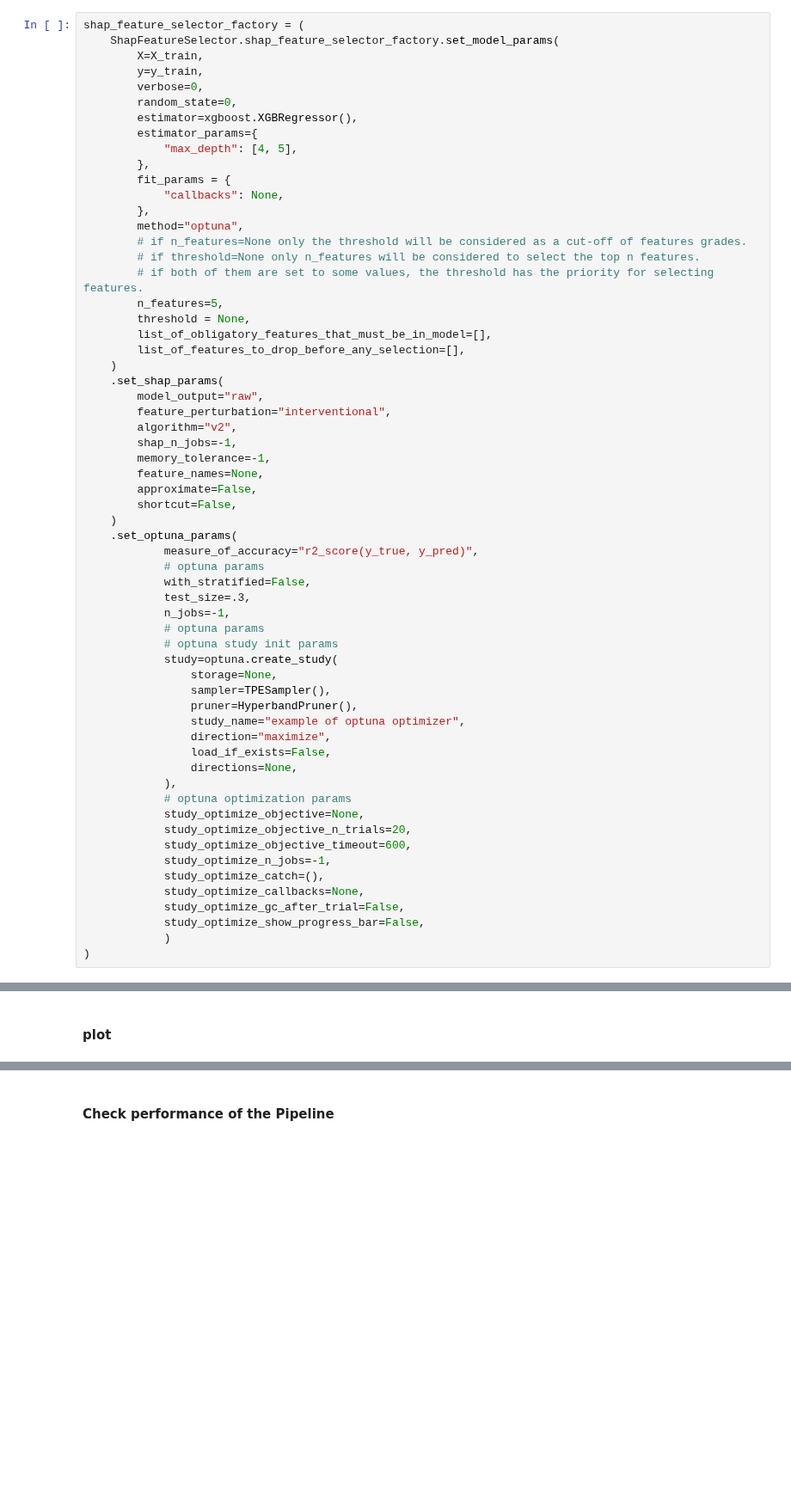
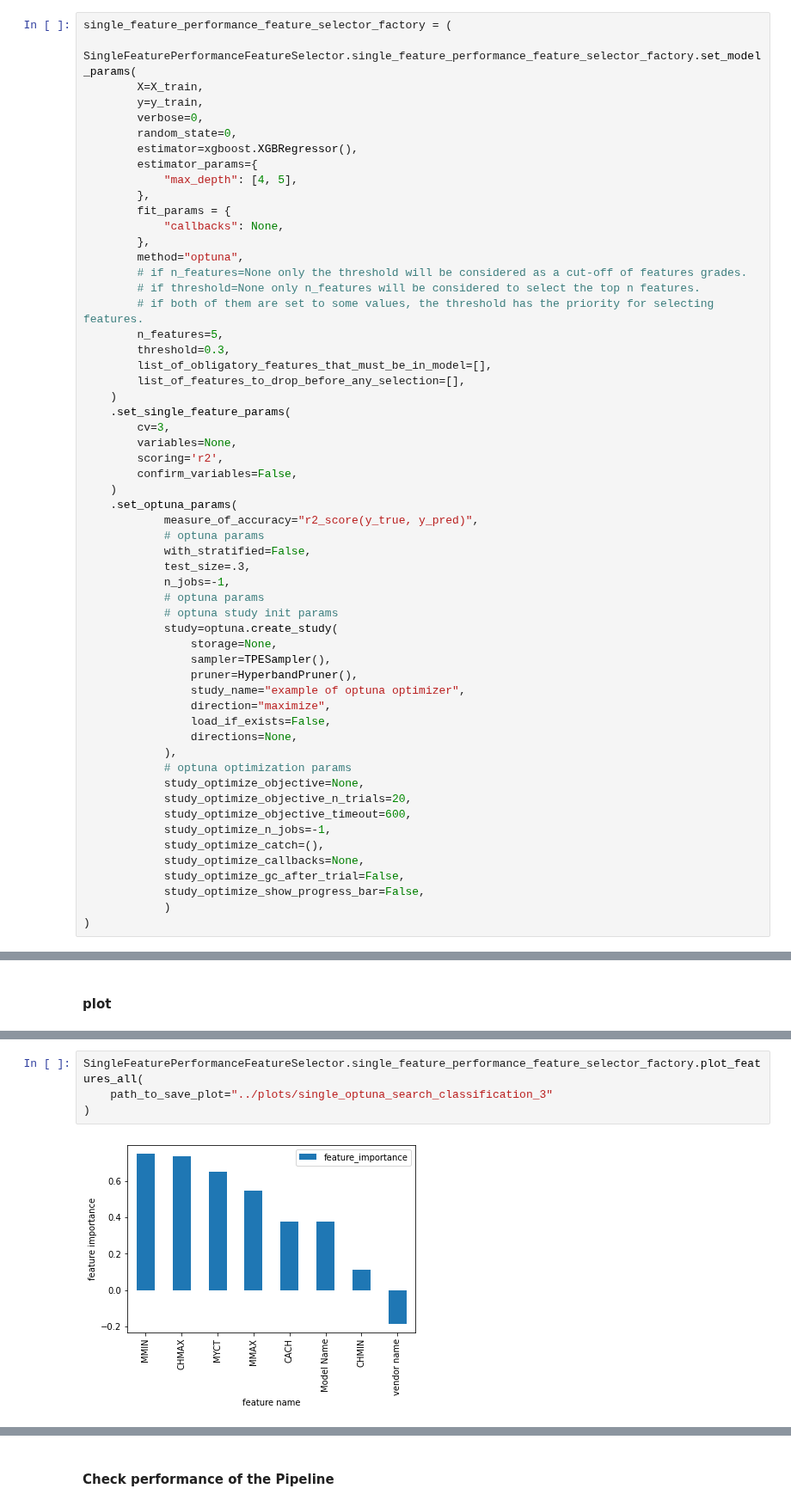
Before and after one commit to TorkamaniLab/zoish, a Jupyter notebook: zoish/examples/single_feature/single_optuna_search_regression.ipynb, the cells around one changed output, grey strips where cells are left out. Shown at 86% size. Cells and saved outputs as stored; diff of their text form; blank space fills up the shorter version.

```diff
--- a/zoish/examples/single_feature/single_optuna_search_regression.ipynb
+++ b/zoish/examples/single_feature/single_optuna_search_regression.ipynb
@@ -47,8 +47,8 @@ X_train, X_test, y_train, y_test =train_test_split(X, y, test_size=0.33, random_
 # %% [markdown]
 #### Define feature selector step
 # %%
-shap_feature_selector_factory = (
-    ShapFeatureSelector.shap_feature_selector_factory.set_model_params(
+single_feature_performance_feature_selector_factory = (
+    SingleFeaturePerformanceFeatureSelector.single_feature_performance_feature_selector_factory.set_model_params(
         X=X_train,
         y=y_train,
         verbose=0,
@@ -65,19 +65,15 @@ shap_feature_selector_factory = (
         # if threshold=None only n_features will be considered to select the top n features.
         # if both of them are set to some values, the threshold has the priority for selecting features.
         n_features=5,
-        threshold = None,
+        threshold=0.3,
         list_of_obligatory_features_that_must_be_in_model=[],
         list_of_features_to_drop_before_any_selection=[],
     )
-    .set_shap_params(
-        model_output="raw",
-        feature_perturbation="interventional",
-        algorithm="v2",
-        shap_n_jobs=-1,
-        memory_tolerance=-1,
-        feature_names=None,
-        approximate=False,
-        shortcut=False,
+    .set_single_feature_params(
+        cv=3,
+        variables=None,
+        scoring='r2',
+        confirm_variables=False,
     )
     .set_optuna_params(
             measure_of_accuracy="r2_score(y_true, y_pred)",
@@ -210,0 +183,6 @@ ibm         18
+# %%
+SingleFeaturePerformanceFeatureSelector.single_feature_performance_feature_selector_factory.plot_features_all(
+    path_to_save_plot="../plots/single_optuna_search_classification_3"
+)
+# %% [output]
+[figure, added]
```
Also changed, not shown: parts of 7 cells of this notebook, 37 other files.
